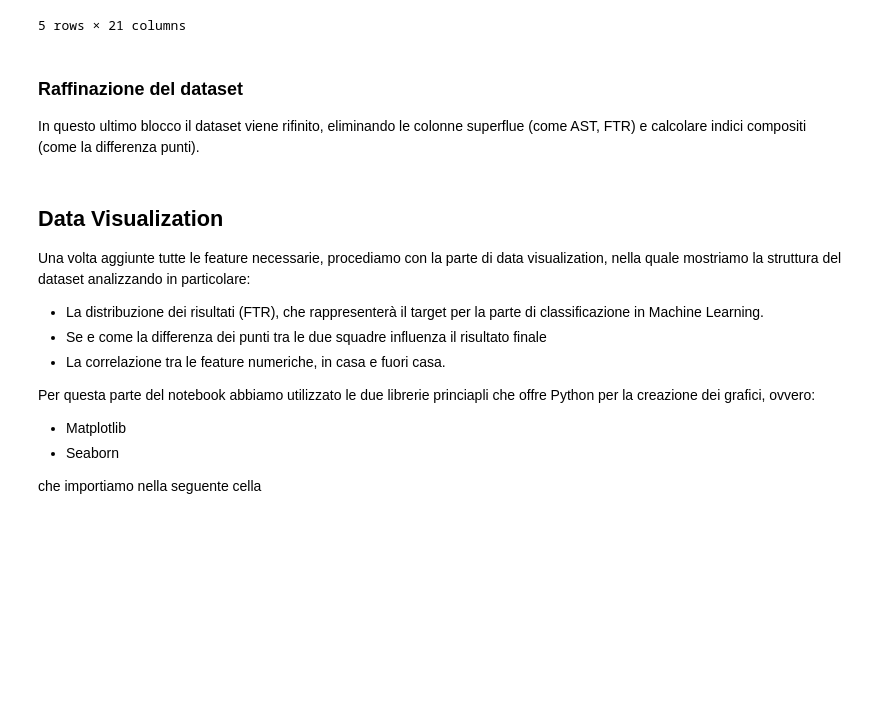
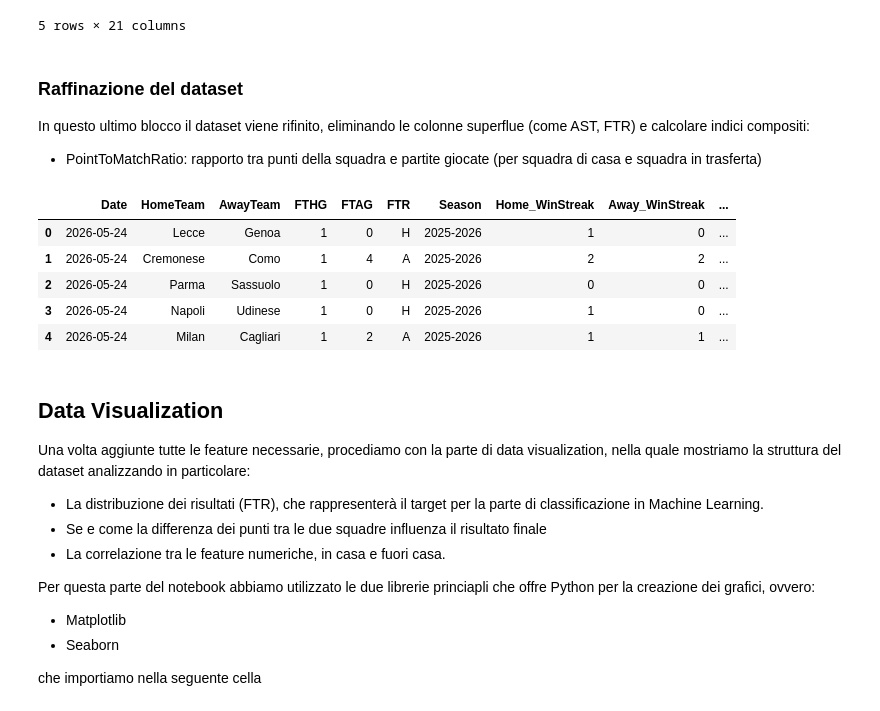
Before and after one commit to Lucaseraaa/sports-game-outcome-predictor, a Jupyter notebook: notebook/feature-engineering.ipynb, the cells around one changed output. Saved outputs shown, nothing was run; the diff lists cells and outputs as text; code cells hidden in the pictures; blank space fills up the shorter version.

Commit message:
aggiunto rapporto tra punti e giornate, rimosse colonne inutili

```diff
--- a/notebook/feature-engineering.ipynb
+++ b/notebook/feature-engineering.ipynb
@@ -411,7 +411,24 @@ final_dataset.head()
 5 rows × 21 columns
 # %% [markdown]
 ### Raffinazione del dataset
-In questo ultimo blocco il dataset viene rifinito, eliminando le colonne superflue (come AST, FTR) e calcolare indici compositi (come la differenza punti).
+In questo ultimo blocco il dataset viene rifinito, eliminando le colonne superflue (come AST, FTR) e calcolare indici compositi:
+- PointToMatchRatio: rapporto tra punti della squadra e partite giocate (per squadra di casa e squadra in trasferta)
+# %%
+complete_dataset = final_dataset.copy()
+complete_dataset = complete_dataset.drop(columns=["HST", "AST"])
+
+# Aggiungo l'indice "PointToMatchRatio"
+complete_dataset["PointToMatchRatioHome"] = complete_dataset["Home_Current_Points"] / complete_dataset["Day"]
+complete_dataset["PointToMatchRatioAway"] = complete_dataset["Away_Current_Points"] / complete_dataset["Day"]
+complete_dataset = complete_dataset.drop(columns=["Day", "Home_Current_Points", "Away_Current_Points"])
+complete_dataset.head()
+# %% [output]
+|  | Date | HomeTeam | AwayTeam | FTHG | FTAG | FTR | Season | Home_WinStreak | Away_WinStreak | ... |
+| 0 | 2026-05-24 | Lecce | Genoa | 1 | 0 | H | 2025-2026 | 1 | 0 | ... |
+| 1 | 2026-05-24 | Cremonese | Como | 1 | 4 | A | 2025-2026 | 2 | 2 | ... |
+| 2 | 2026-05-24 | Parma | Sassuolo | 1 | 0 | H | 2025-2026 | 0 | 0 | ... |
+| 3 | 2026-05-24 | Napoli | Udinese | 1 | 0 | H | 2025-2026 | 1 | 0 | ... |
+| 4 | 2026-05-24 | Milan | Cagliari | 1 | 2 | A | 2025-2026 | 1 | 1 | ... |
 # %% [markdown]
 ## Data Visualization
 
```
Also changed, not shown: parts of 1 cell of this notebook, 1 other file.
